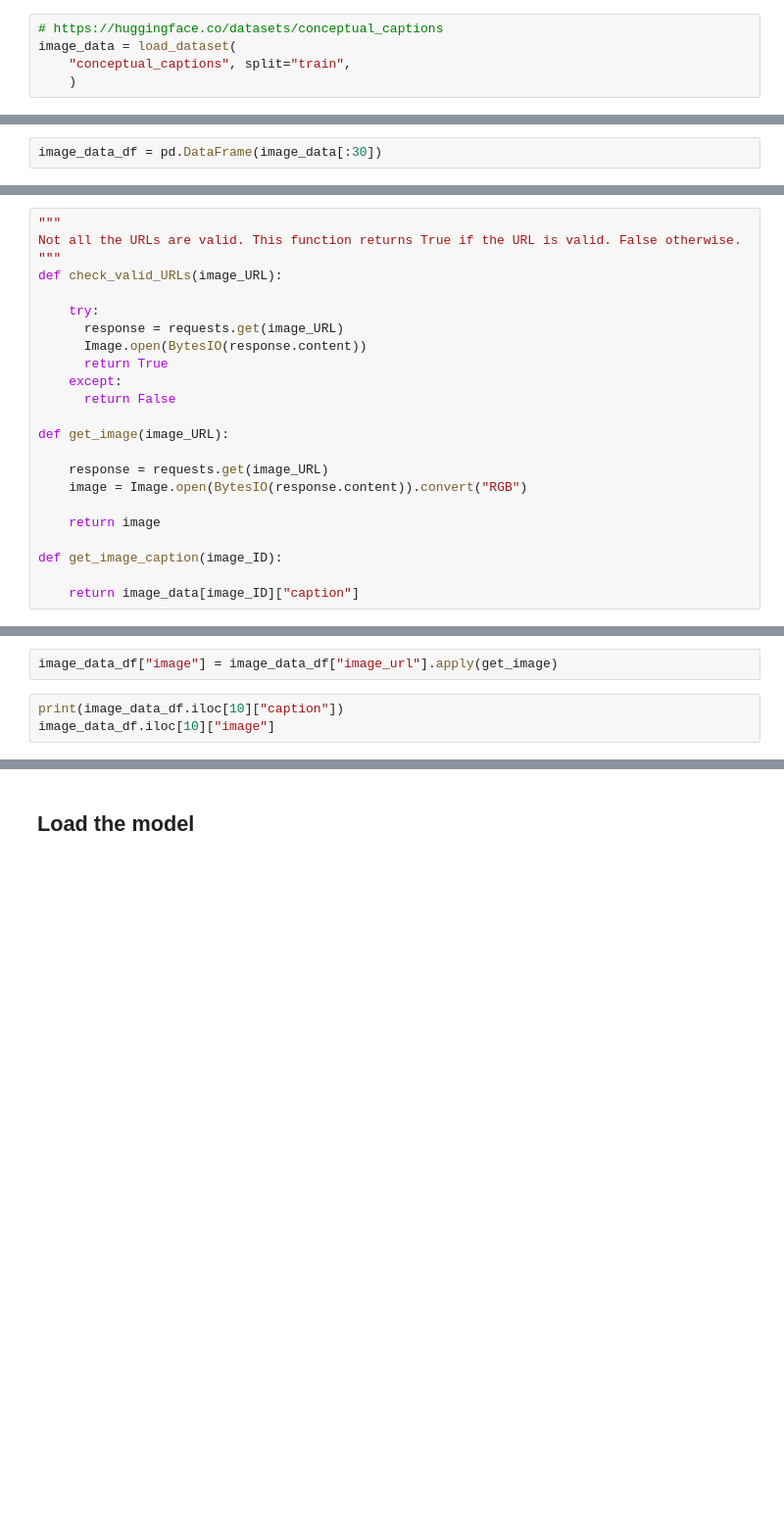
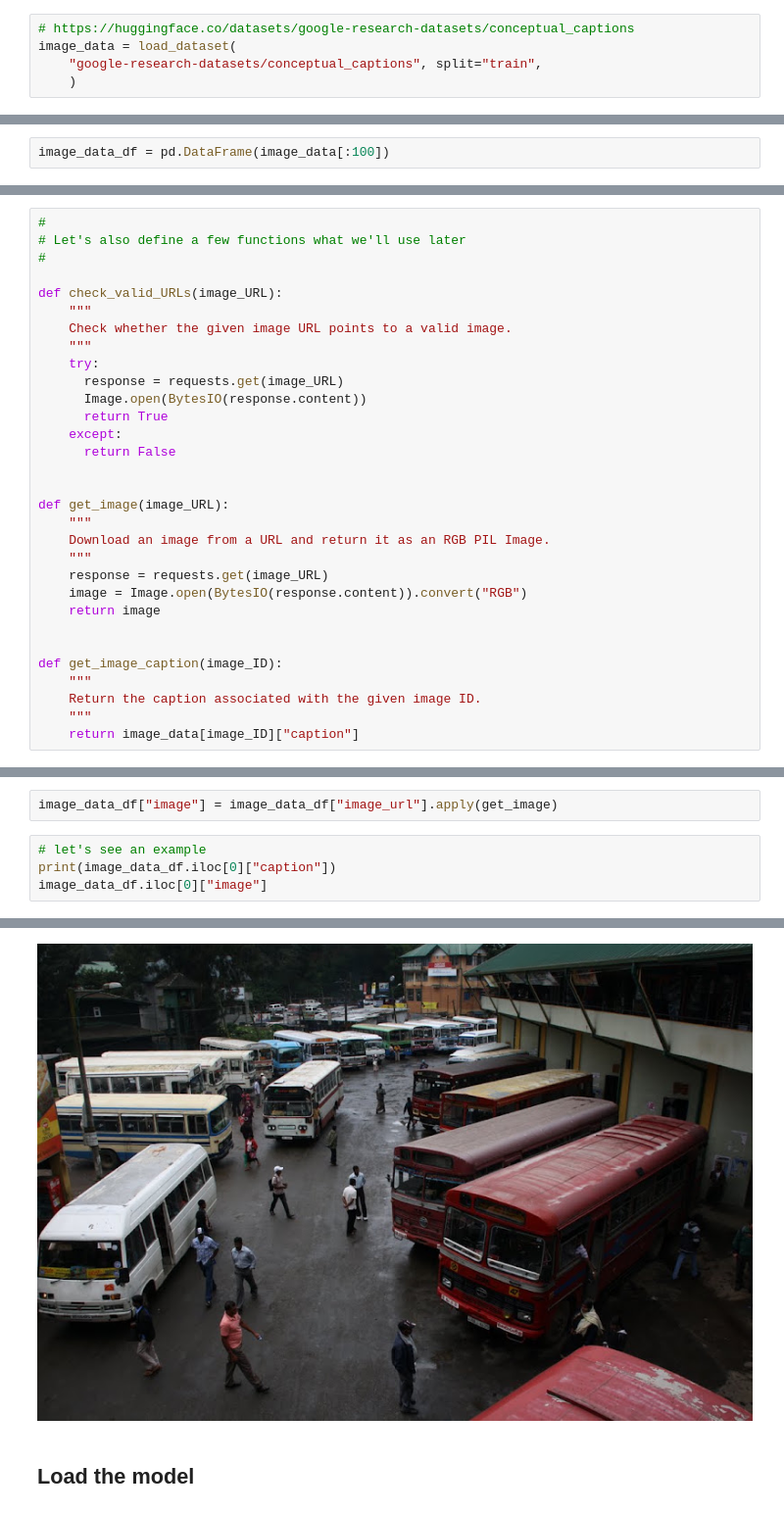
Before and after one commit to ironhack-ai-eng-june2026/demos_ai_eng, a Jupyter notebook: 14_LangChain/12_clip-text-image-search.ipynb, the cells around one changed output, grey strips where cells are left out. Shown at 98% size. Cells and saved outputs as stored; diff of their text form; blank space fills up the shorter version.

```diff
--- a/14_LangChain/12_clip-text-image-search.ipynb
+++ b/14_LangChain/12_clip-text-image-search.ipynb
@@ -26,9 +76,9 @@ from transformers import CLIPProcessor, CLIPModel, CLIPTokenizer
 # %% [markdown]
 ### Load Data
 # %%
-# https://huggingface.co/datasets/conceptual_captions
+# https://huggingface.co/datasets/google-research-datasets/conceptual_captions
 image_data = load_dataset(
-    "conceptual_captions", split="train",
+    "google-research-datasets/conceptual_captions", split="train",
     )
 # %%
 image_data
@@ -37,6 +92,6 @@ We will select a sample of 300 images from this large number of images (3 318 33
 
 Let's examine how the dataset is structured
 # %%
-image_data_df = pd.DataFrame(image_data[:30])
+image_data_df = pd.DataFrame(image_data[:100])
 # %%
 image_data_df
@@ -49,9 +124,12 @@ image_data_df.iloc[3]["caption"]
 # %%
-"""
-Not all the URLs are valid. This function returns True if the URL is valid. False otherwise.
-"""
+#
+# Let's also define a few functions what we'll use later
+#
+
 def check_valid_URLs(image_URL):
-
+    """
+    Check whether the given image URL points to a valid image.
+    """
     try:
       response = requests.get(image_URL)
       Image.open(BytesIO(response.content))
@@ -59,14 +137,19 @@ def check_valid_URLs(image_URL):
     except:
       return False
 
+
 def get_image(image_URL):
-
+    """
+    Download an image from a URL and return it as an RGB PIL Image.
+    """
     response = requests.get(image_URL)
     image = Image.open(BytesIO(response.content)).convert("RGB")
-
     return image
 
+
 def get_image_caption(image_ID):
-
+    """
+    Return the caption associated with the given image ID.
+    """
     return image_data[image_ID]["caption"]
 # %%
@@ -80,5 +175,7 @@ image_data_df.shape
 # %%
 image_data_df["image"] = image_data_df["image_url"].apply(get_image)
 # %%
-print(image_data_df.iloc[10]["caption"])
-image_data_df.iloc[10]["image"]
+# let's see an example
+print(image_data_df.iloc[0]["caption"])
+image_data_df.iloc[0]["image"]
+# %% [output]
@@ -85,3 +183,4 @@ image_data_df.iloc[10]["image"]
+[figure, added]
 # %% [markdown]
 ## Load the model
 # %%
```
Also changed, not shown: parts of 29 cells of this notebook.
